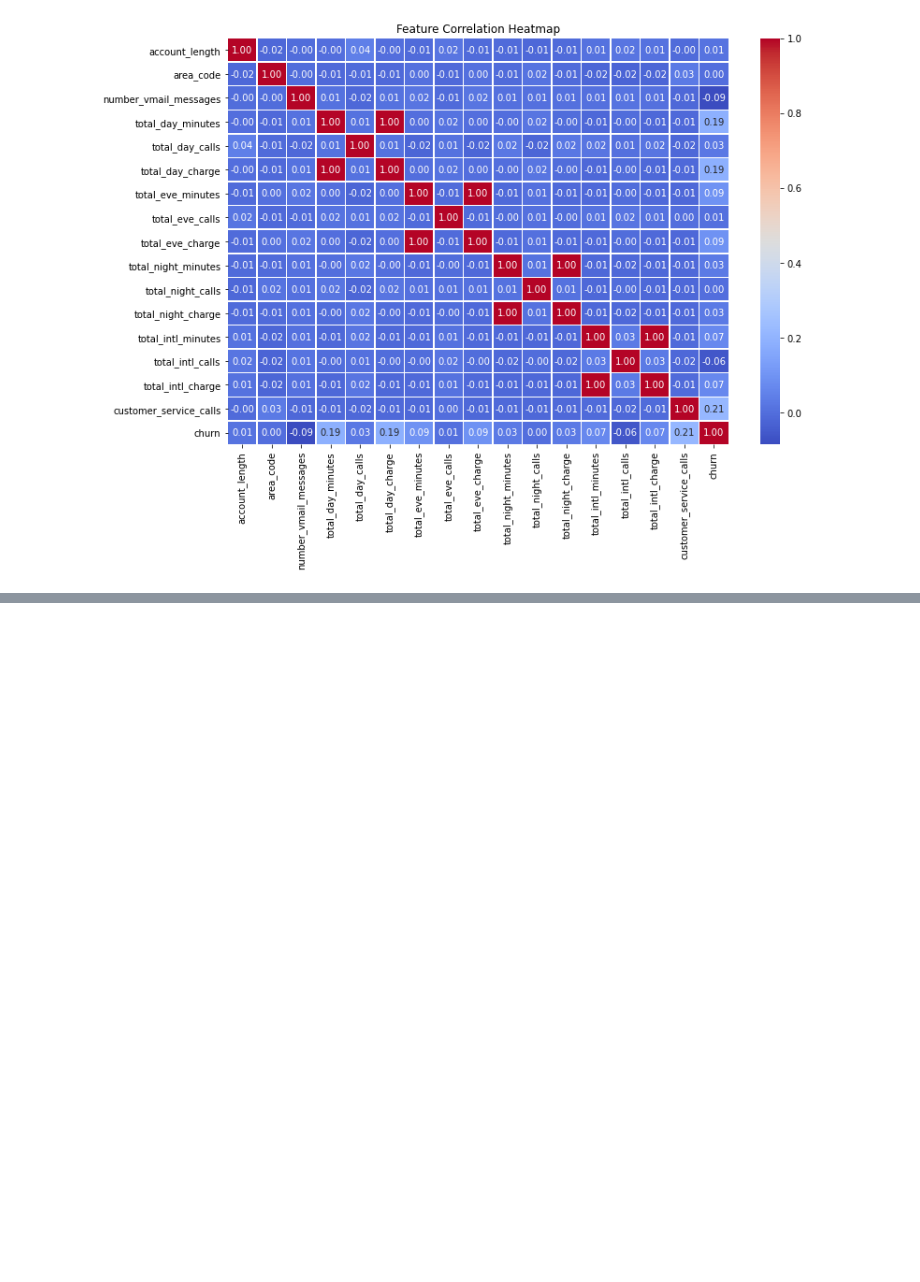
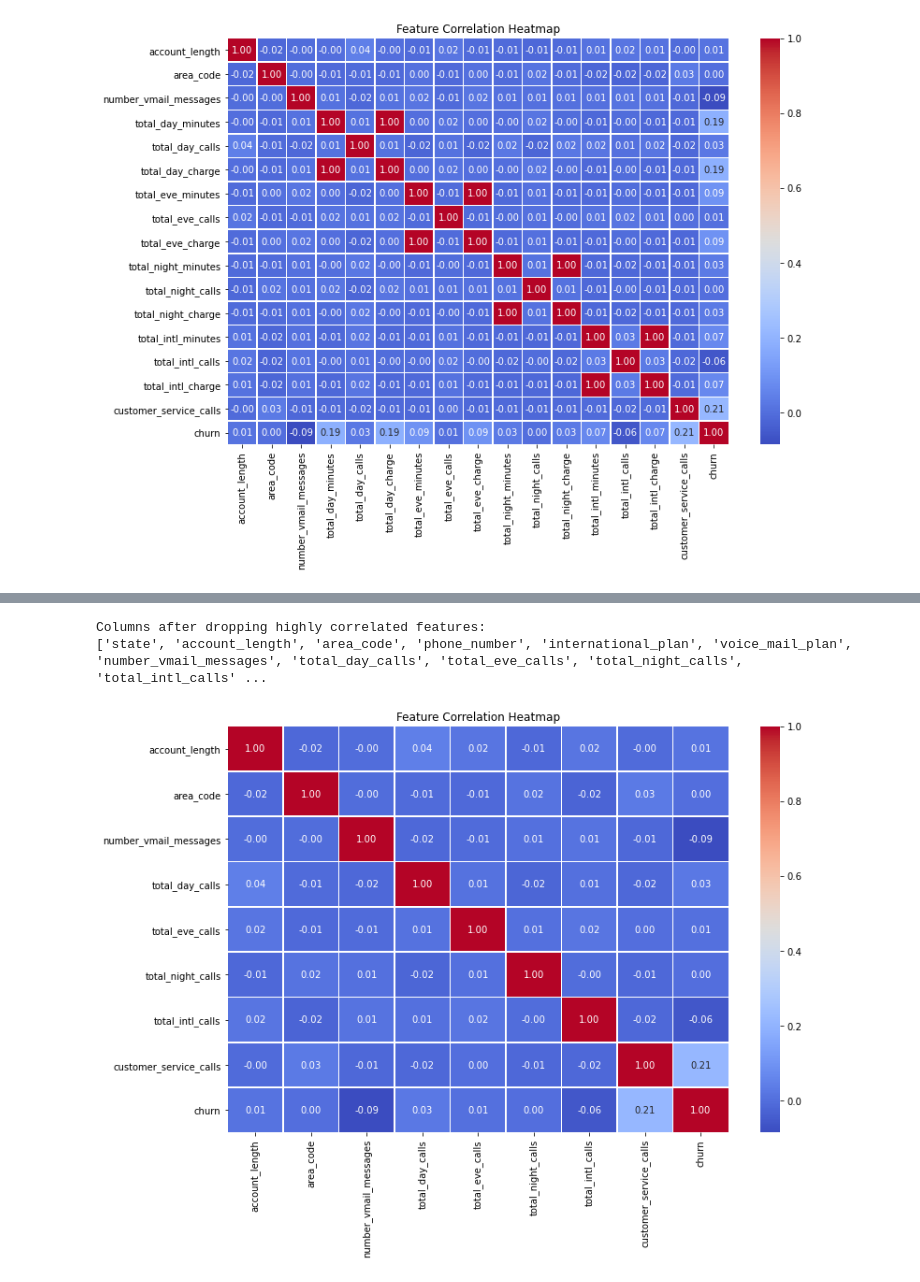
Before and after one commit to KawiraE/Telecom_Churn_Prediction, a Jupyter notebook: notebook.ipynb, the cells around one changed output, grey strips where cells are left out. Drawn from its saved outputs; the diff is of its cells as text; code cells hidden in the pictures; blank space fills up the shorter version.

```diff
--- a/notebook.ipynb
+++ b/notebook.ipynb
@@ -638,0 +652,27 @@ plt.show()
+# %%
+# Dropping columns with high correlation
+Syria_df = Syria_df.drop(columns=['total_day_minutes',
+                                    'total_day_charge',
+                                    'total_eve_minutes',
+                                    'total_eve_charge',
+                                    'total_night_minutes',
+                                    'total_night_charge',
+                                    'total_intl_minutes',
+                                    'total_intl_charge'])
+# Display the updated columns
+print("Columns after dropping highly correlated features:")
+print(Syria_df.columns.tolist())
+# %% [output]
+Columns after dropping highly correlated features:
+['state', 'account_length', 'area_code', 'phone_number', 'international_plan', 'voice_mail_plan', 'number_vmail_messages', 'total_day_calls', 'total_eve_calls', 'total_night_calls', 'total_intl_calls' ...
+# %%
+import seaborn as sns
+import matplotlib.pyplot as plt
+
+corr_matrix = Syria_df.corr()
+plt.figure(figsize=(12, 8))
+sns.heatmap(corr_matrix, annot=True, cmap='coolwarm', fmt=".2f", linewidths=0.5)
+plt.title("Feature Correlation Heatmap")
+plt.show()
+# %% [output]
+[figure, added]
```
Also changed, not shown: parts of 16 cells of this notebook.
